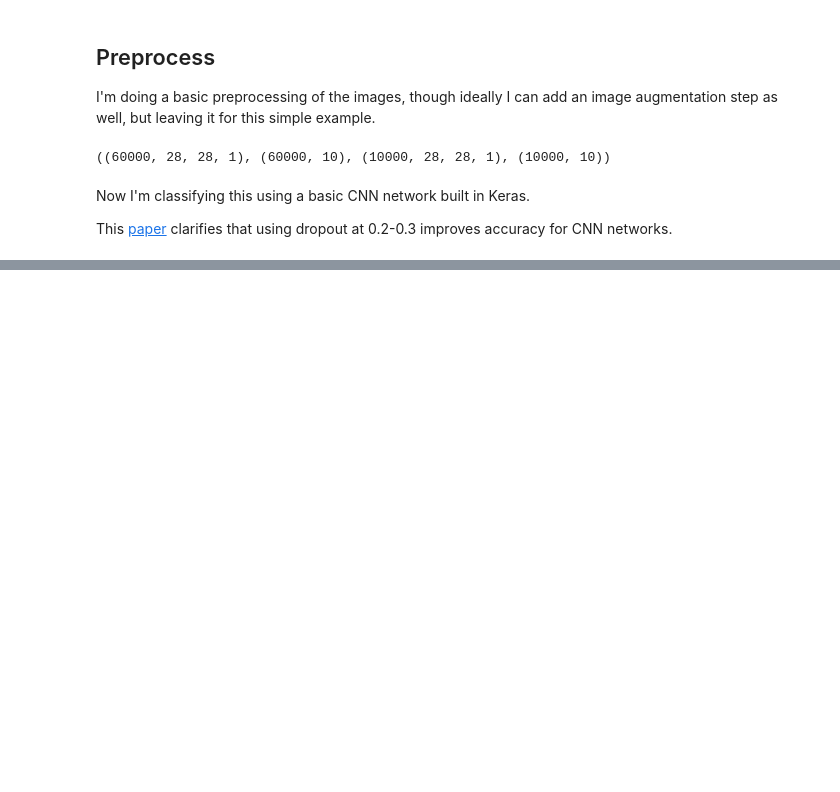
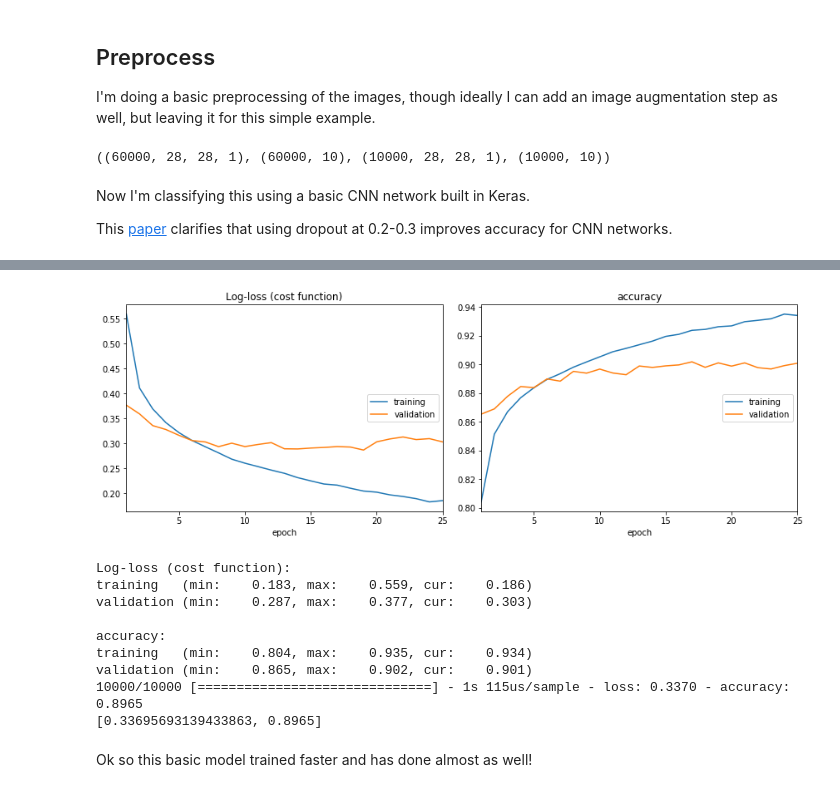
Before and after one commit to khalido/notebooks, a Jupyter notebook: keras_fashion_minist.ipynb, the cells around one changed output, grey strips where cells are left out. Drawn from its saved outputs; the diff is of its cells as text; code cells hidden in the pictures; blank space fills up the shorter version.

```diff
--- a/keras_fashion_minist.ipynb
+++ b/keras_fashion_minist.ipynb
@@ -128,0 +131,48 @@ Explore further:
+# %%
+model = tf.keras.Sequential()
+
+model.add(tf.keras.layers.Flatten(input_shape=(28,28,1)))
+model.add(tf.keras.layers.BatchNormalization())
+
+model.add(tf.keras.layers.Dense(512, activation='relu'))
+model.add(tf.keras.layers.BatchNormalization())
+model.add(tf.keras.layers.Dropout(0.25))
+
+model.add(tf.keras.layers.Dense(256, activation='relu'))
+model.add(tf.keras.layers.BatchNormalization())
+model.add(tf.keras.layers.Dropout(0.25))
+
+model.add(tf.keras.layers.Dense(128, activation='relu'))
+model.add(tf.keras.layers.BatchNormalization())
+model.add(tf.keras.layers.Dropout(0.25))
+
+model.add(tf.keras.layers.Dense(10, activation='softmax'))
+
+# initiate RMSprop optimizer
+opt = keras.optimizers.RMSprop(decay=1e-6)
+
+model.compile(loss='categorical_crossentropy',
+              optimizer=opt,
+              metrics=['accuracy'])
+
+history = model.fit(x_train, y_train, validation_split=0.2, epochs=25,
+                    batch_size=64,
+                    callbacks=[PlotLossesCallback(),
+                               keras.callbacks.EarlyStopping(patience=6)],
+                    verbose=0)
+
+history.params["name"] = "Simple Dense Model with BN and Dropout"
+print(model.evaluate(x_test, y_test))
+# %% [output]
+[figure, added]
+Log-loss (cost function):
+training   (min:    0.183, max:    0.559, cur:    0.186)
+validation (min:    0.287, max:    0.377, cur:    0.303)
+
+accuracy:
+training   (min:    0.804, max:    0.935, cur:    0.934)
+validation (min:    0.865, max:    0.902, cur:    0.901)
+10000/10000 [==============================] - 1s 115us/sample - loss: 0.3370 - accuracy: 0.8965
+[0.33695693139433863, 0.8965]
+# %% [markdown]
+Ok so this basic model trained faster and has done almost as well!
```
Also changed, not shown: parts of 6 cells of this notebook.
